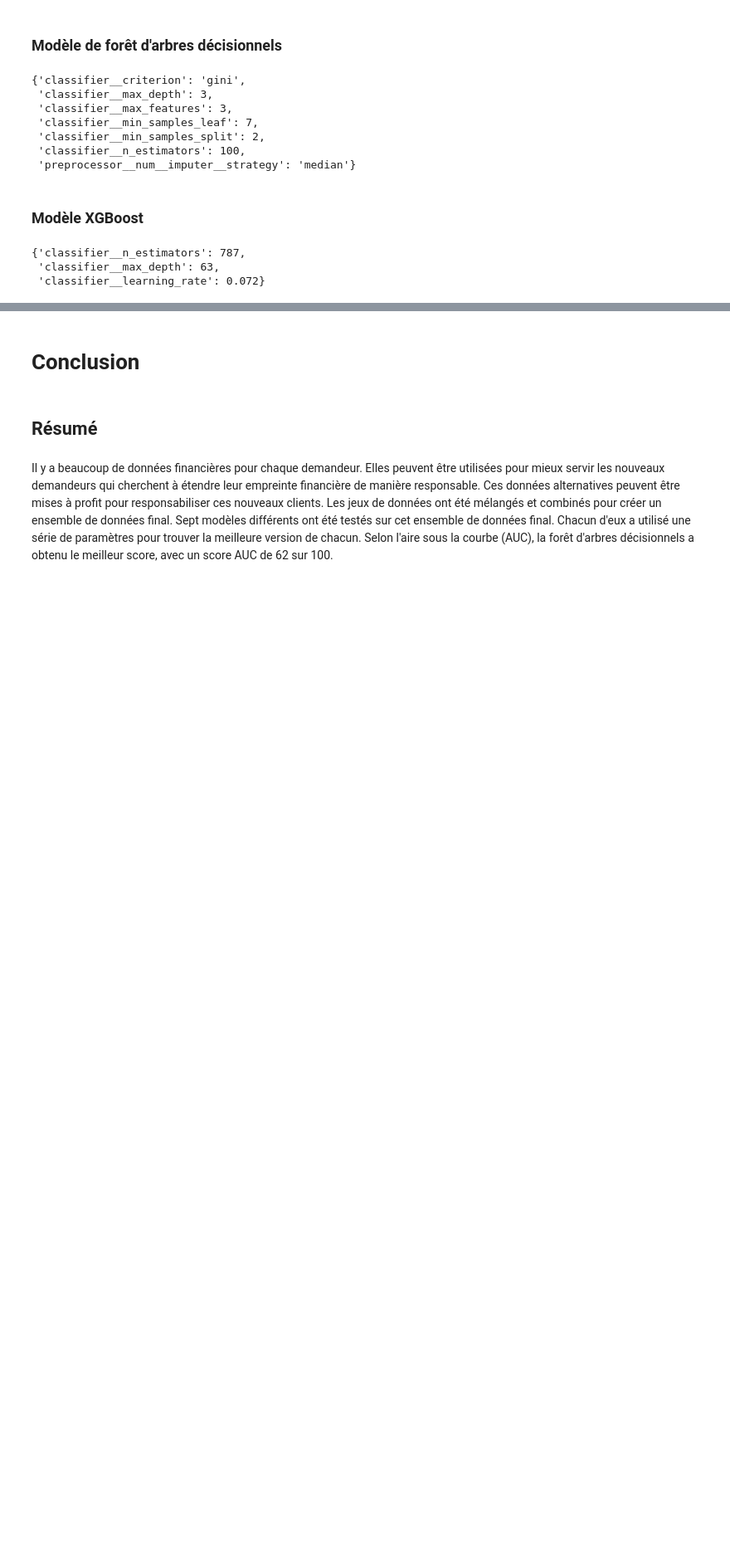
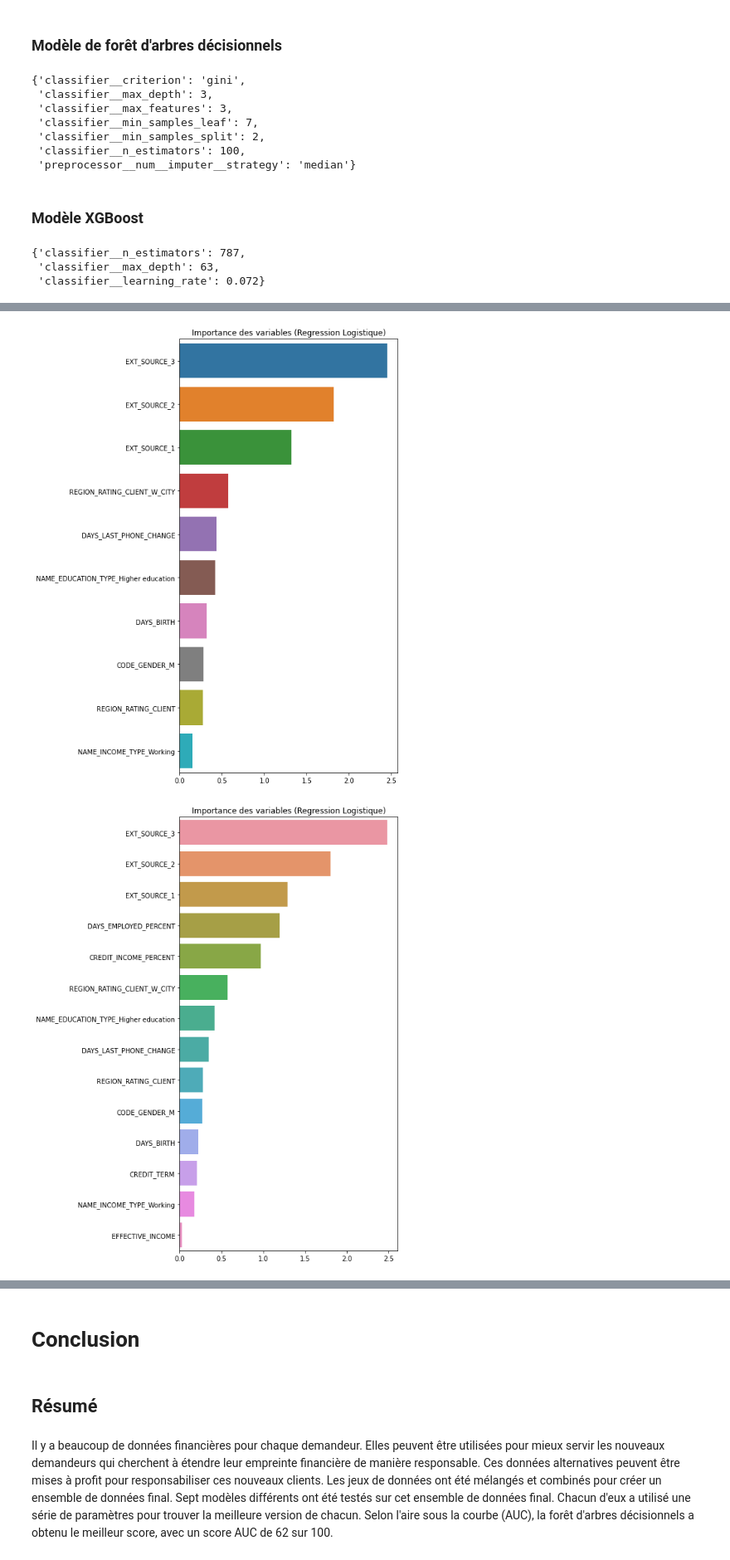
Before and after one commit to Abdess/pret-a-depenser, a Jupyter notebook: P4_01_notebook.ipynb, the cells around one changed output, grey strips where cells are left out. Shown at 83% size. Saved outputs shown, nothing was run; the diff lists cells and outputs as text; code cells hidden in the pictures; blank space fills up the shorter version.

Commit message:
Update : Shape & feature importance

```diff
--- a/P4_01_notebook.ipynb
+++ b/P4_01_notebook.ipynb
@@ -4250,0 +4143,22 @@ xgb_cv.best_params_
+# %%
+def display_importances(model_index):
+    for feature_importance in [
+            stats_df['Importances'].iloc[model_index],
+            stats_df_extended['Importances'].iloc[model_index]
+    ]:
+        feature_importance = list(map(abs, feature_importance))
+        ordered_features, ordered_importance = [
+            list(i)
+            for i in zip(*sorted(zip(features_names, feature_importance),
+                                 key=lambda x: -x[1]))
+        ]
+        plt.figure(figsize=(8, 10))
+        sns.barplot(x=ordered_importance, y=ordered_features)
+        plt.title(f'Importance des variables ({_models[model_index]})')
+        plt.tight_layout()
+        plt.show()
+# %%
+display_importances(0)
+# %% [output]
+[figure, added]
+[figure, added]
```
Also changed, not shown: parts of 35 cells of this notebook, 1 other file.
